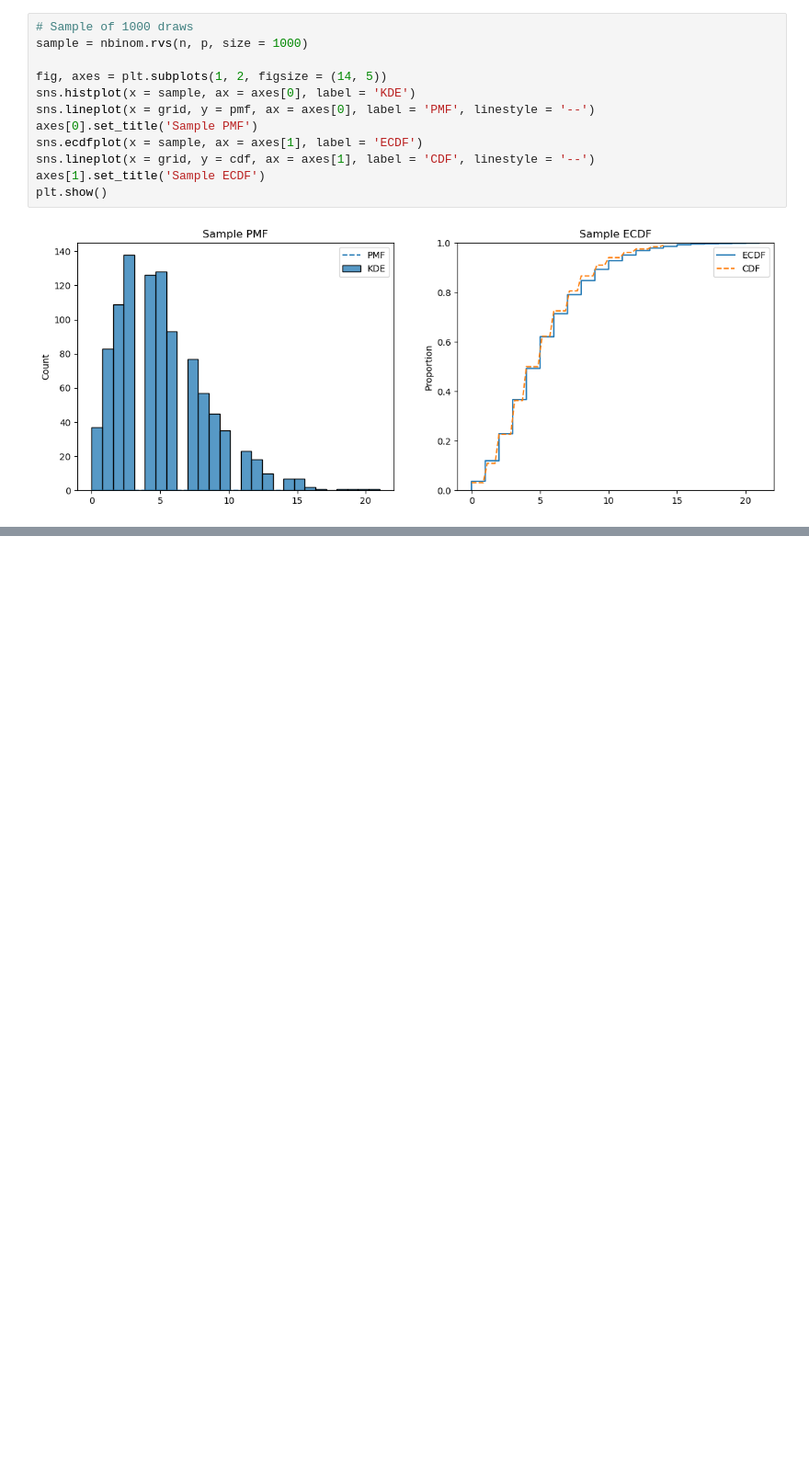
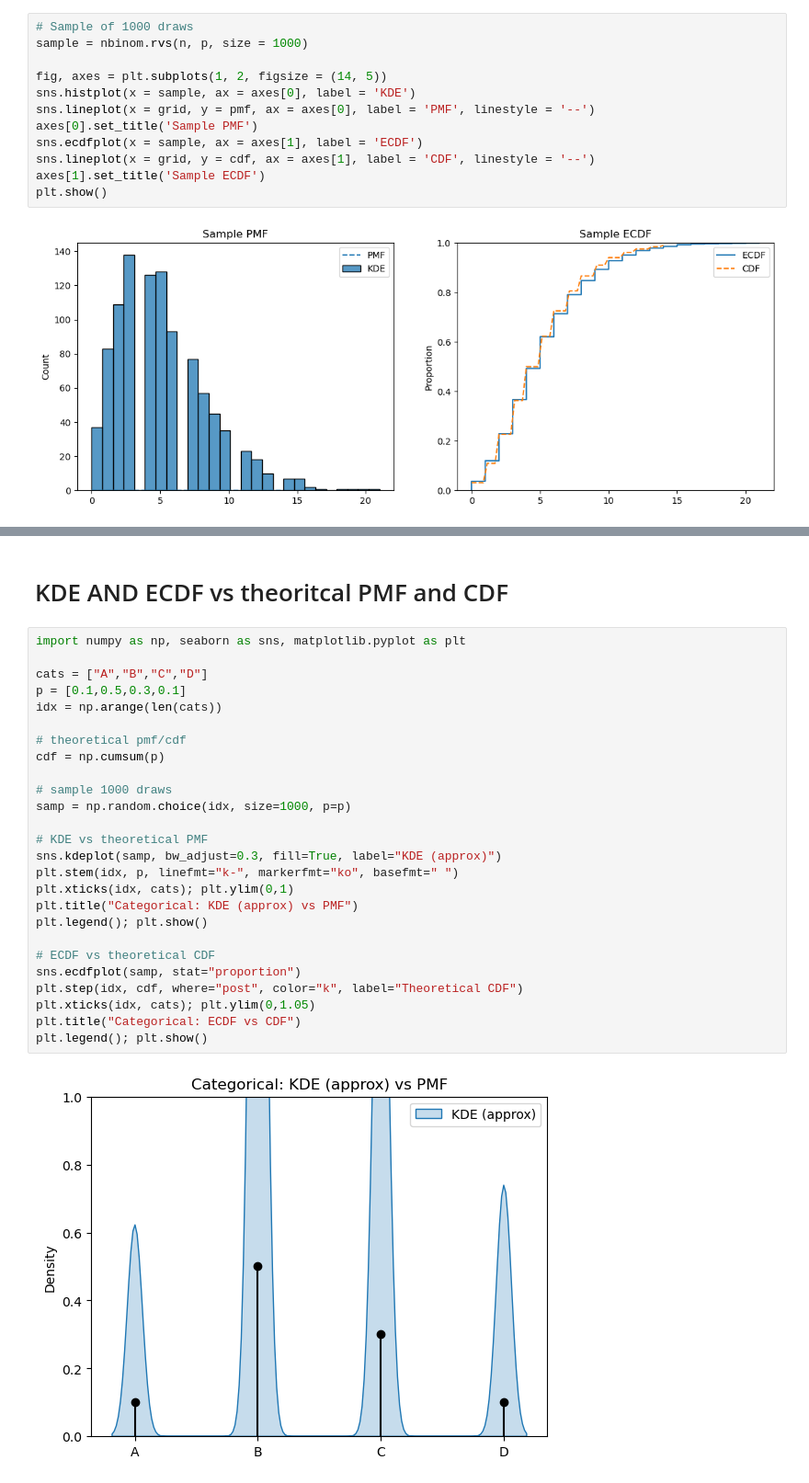
Before and after one commit to emilyrgarman/assignment_6, a Jupyter notebook: assignment_6.ipynb, the cells around one changed output, grey strips where cells are left out. Shown at 92% size. Cells and saved outputs as stored; diff of their text form; blank space fills up the shorter version.

```diff
--- a/assignment_6.ipynb
+++ b/assignment_6.ipynb
@@ -331,0 +407,30 @@ from scipy.stats import multinomial
+# %% [markdown]
+# KDE AND ECDF vs theoritcal PMF and CDF
+# %%
+import numpy as np, seaborn as sns, matplotlib.pyplot as plt
+
+cats = ["A","B","C","D"]
+p = [0.1,0.5,0.3,0.1]
+idx = np.arange(len(cats))
+
+# theoretical pmf/cdf
+cdf = np.cumsum(p)
+
+# sample 1000 draws
+samp = np.random.choice(idx, size=1000, p=p)
+
+# KDE vs theoretical PMF
+sns.kdeplot(samp, bw_adjust=0.3, fill=True, label="KDE (approx)")
+plt.stem(idx, p, linefmt="k-", markerfmt="ko", basefmt=" ")
+plt.xticks(idx, cats); plt.ylim(0,1)
+plt.title("Categorical: KDE (approx) vs PMF")
+plt.legend(); plt.show()
+
+# ECDF vs theoretical CDF
+sns.ecdfplot(samp, stat="proportion")
+plt.step(idx, cdf, where="post", color="k", label="Theoretical CDF")
+plt.xticks(idx, cats); plt.ylim(0,1.05)
+plt.title("Categorical: ECDF vs CDF")
+plt.legend(); plt.show()
+# %% [output]
+[figure, added]
```
Also changed, not shown: parts of 25 cells of this notebook.
